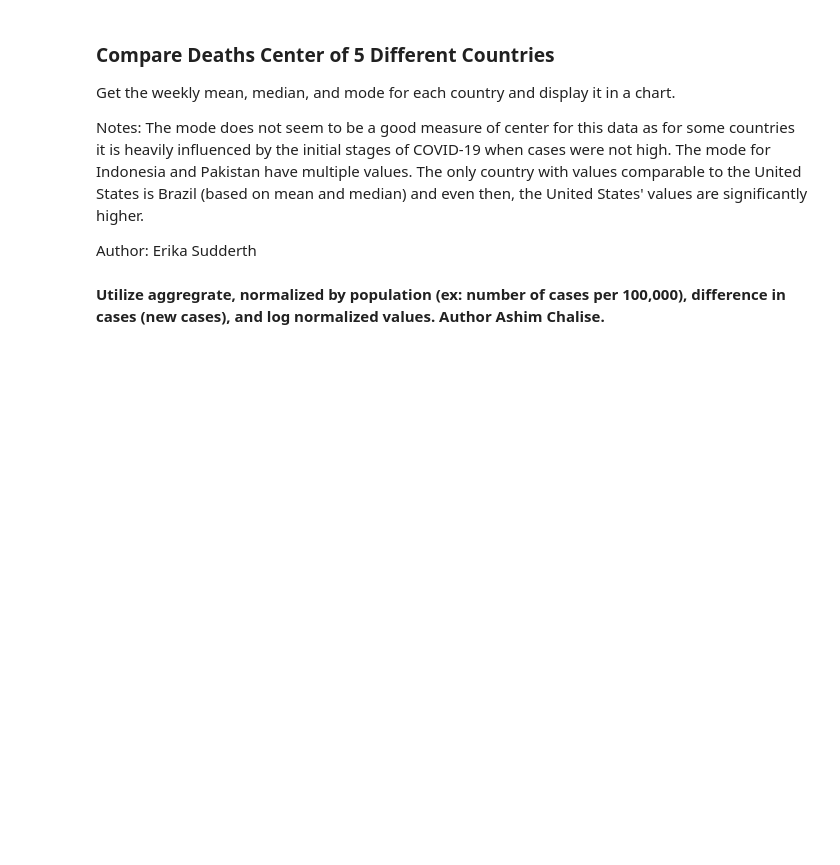
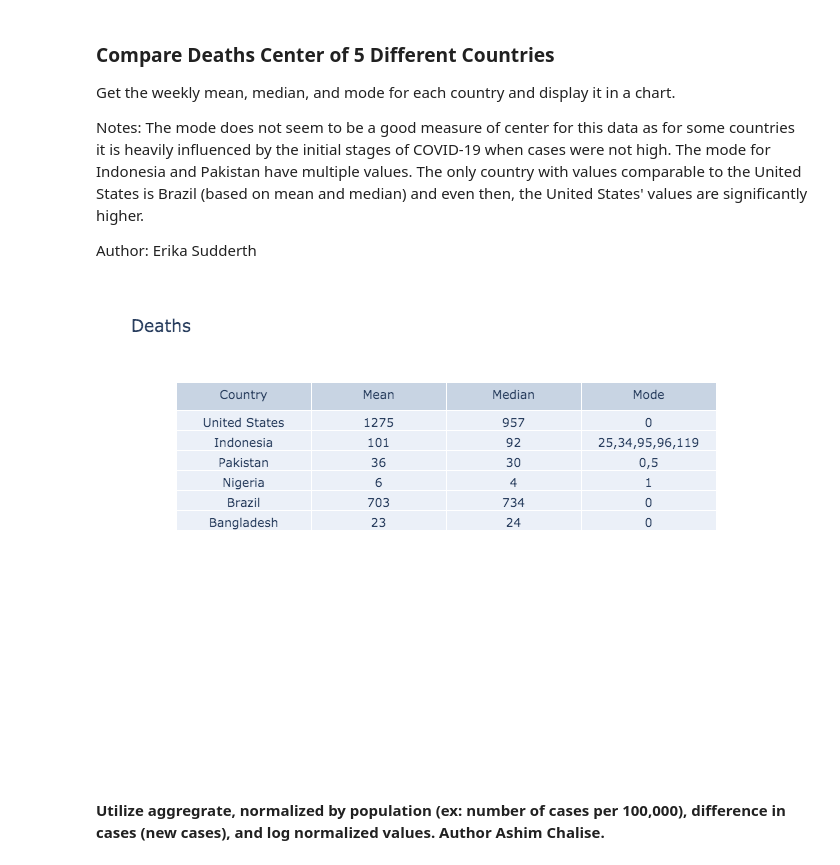
Before and after one commit to UNCG-CSE/SP-21_COVID-Team_4, a Jupyter notebook: src/team/stage_II/stage_II.ipynb, the cells around one changed output. Cells and saved outputs as stored; diff of their text form; code cells hidden in the pictures; blank space fills up the shorter version.

```diff
--- a/src/team/stage_II/stage_II.ipynb
+++ b/src/team/stage_II/stage_II.ipynb
@@ -175,19 +177,21 @@ Author: Erika Sudderth
 # %%
 center_data_chart_deaths = go.Figure(data=[go.Table(header=dict(values=['Country', 'Mean', 'Median', 'Mode']),
         cells=dict(values=[['United States', 'Indonesia', 'Pakistan', 'Nigeria', 'Brazil', 'Bangladesh'],
         [math.ceil(get_weekly_mean_deaths('United States').mean()), math.ceil(get_weekly_mean_deaths('Indonesia').mean()),
         math.ceil(get_weekly_mean_deaths('Pakistan').mean()), math.ceil(get_weekly_mean_deaths('Nigeria').mean()),
         math.ceil(get_weekly_mean_deaths('Brazil').mean()),math.ceil(get_weekly_mean_deaths('Bangladesh').mean())],
         [math.ceil(get_weekly_mean_deaths('United States').median()), math.ceil(get_weekly_mean_deaths('Indonesia').median()),
         math.ceil(get_weekly_mean_deaths('Pakistan').median()), math.ceil(get_weekly_mean_deaths('Nigeria').median()),
         math.ceil(get_weekly_mean_deaths('Brazil').median()), math.ceil(get_weekly_mean_deaths('Bangladesh').median())],
         [get_weekly_mean_deaths('United States').mode(), get_weekly_mean_deaths('Indonesia').mode(),
         get_weekly_mean_deaths('Pakistan').mode(), get_weekly_mean_deaths('Nigeria').mode(),
         get_weekly_mean_deaths('Brazil').mode(), get_weekly_mean_deaths('Bangladesh').mode()]]))
                      ])
-#center_data_chart_deaths.update_layout(title_text = 'Deaths')
-#deaths_image = center_data_chart_deaths.to_image(format="png")
-#Image(deaths_image)
+center_data_chart_deaths.update_layout(title_text = 'Deaths')
+deaths_image = center_data_chart_deaths.to_image(format="png")
+Image(deaths_image)
+# %% [output]
+[figure, added]
 # %% [markdown]
 **Utilize aggregrate, normalized by population (ex: number of cases per 100,000), difference in cases (new cases), and log normalized values. Author Ashim Chalise.**
 # %% [markdown]
```
Also changed, not shown: parts of 7 cells of this notebook, 1 other file.
